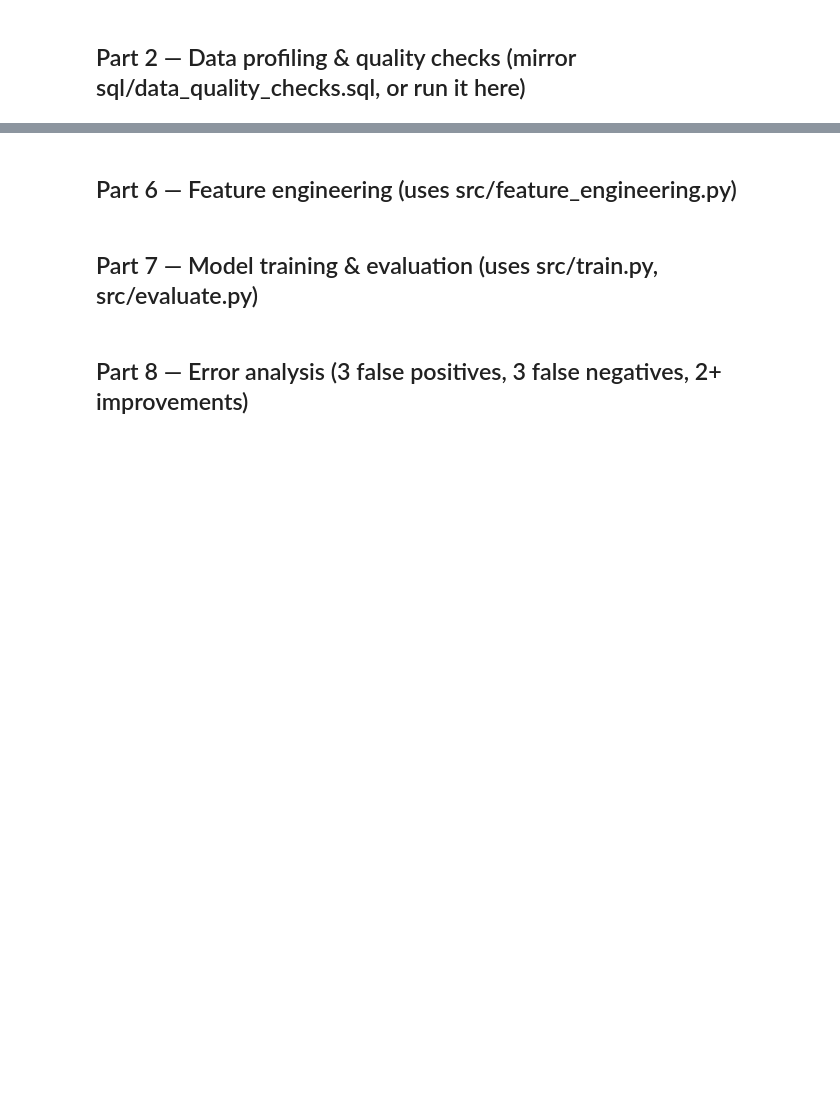
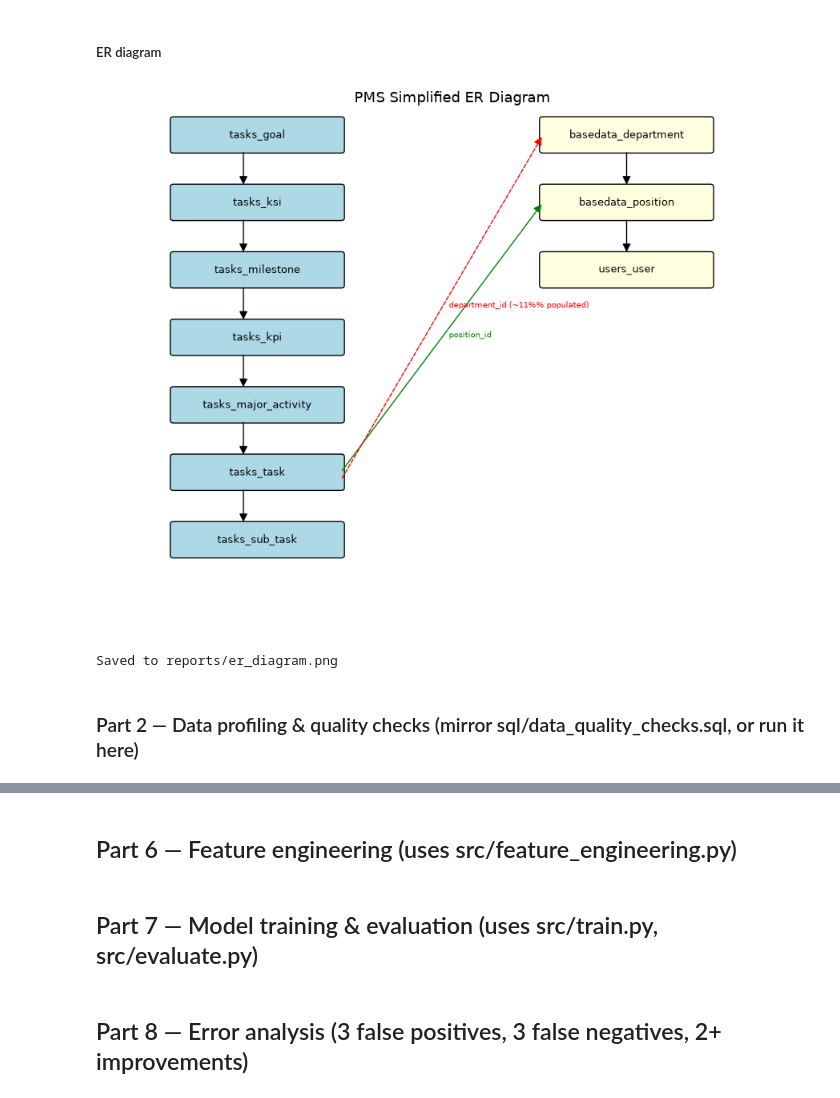
Before and after one commit to Bezawit-cloud/Bezawit_Assefa_pms_overdue_work_risk_analysis, a Jupyter notebook: notebooks/pms_analysis_and_modeling.ipynb, the cells around one changed output, grey strips where cells are left out. Saved outputs shown, nothing was run; the diff lists cells and outputs as text; code cells hidden in the pictures; blank space fills up the shorter version.

```diff
--- a/notebooks/pms_analysis_and_modeling.ipynb
+++ b/notebooks/pms_analysis_and_modeling.ipynb
@@ -11,2 +104,67 @@ Sections mirror the assignment parts. Fill in as you go.
+# %% [markdown]
+##### ER diagram
+# %%
+import matplotlib.pyplot as plt
+import matplotlib.patches as mpatches
+from matplotlib.patches import FancyArrowPatch
+
+fig, ax = plt.subplots(figsize=(9, 7))
+ax.set_xlim(0, 10)
+ax.set_ylim(0, 10)
+ax.axis('off')
+
+hierarchy = ['tasks_goal', 'tasks_ksi', 'tasks_milestone', 'tasks_kpi',
+             'tasks_major_activity', 'tasks_task', 'tasks_sub_task']
+positions = {}
+y = 9.5
+for t in hierarchy:
+    positions[t] = (2, y)
+    ax.add_patch(mpatches.FancyBboxPatch((1, y-0.3), 2.4, 0.6, boxstyle="round,pad=0.05",
+                                          facecolor='lightblue', edgecolor='black'))
+    ax.text(2.2, y, t, ha='center', va='center', fontsize=9)
+    y -= 1.3
+
+org = ['basedata_department', 'basedata_position', 'users_user']
+org_pos = {}
+y = 9.5
+for t in org:
+    org_pos[t] = (7.5, y)
+    ax.add_patch(mpatches.FancyBboxPatch((6.3, y-0.3), 2.4, 0.6, boxstyle="round,pad=0.05",
+                                          facecolor='lightyellow', edgecolor='black'))
+    ax.text(7.5, y, t, ha='center', va='center', fontsize=9)
+    y -= 1.3
+
+def arrow(p1, p2, label='', color='black', style='-'):
+    a = FancyArrowPatch(p1, p2, arrowstyle='-|>', mutation_scale=15,
+                         color=color, linestyle=style, connectionstyle="arc3,rad=0.0")
+    ax.add_patch(a)
+    mx, my = (p1[0]+p2[0])/2, (p1[1]+p2[1])/2
+    ax.text(mx+0.1, my, label, fontsize=7, color=color)
+
+for i in range(len(hierarchy)-1):
+    p1 = (positions[hierarchy[i]][0], positions[hierarchy[i]][1]-0.3)
+    p2 = (positions[hierarchy[i+1]][0], positions[hierarchy[i+1]][1]+0.3)
+    arrow(p1, p2)
+
+for i in range(len(org)-1):
+    p1 = (org_pos[org[i]][0], org_pos[org[i]][1]-0.3)
+    p2 = (org_pos[org[i+1]][0], org_pos[org[i+1]][1]+0.3)
+    arrow(p1, p2)
+
+arrow((positions['tasks_task'][0]+1.4, positions['tasks_task'][1]),
+      (org_pos['basedata_position'][0]-1.2, org_pos['basedata_position'][1]),
+      label='position_id', color='green')
+arrow((positions['tasks_task'][0]+1.4, positions['tasks_task'][1]-0.15),
+      (org_pos['basedata_department'][0]-1.2, org_pos['basedata_department'][1]),
+      label='department_id (~11%% populated)', color='red', style='--')
+
+ax.set_title('PMS Simplified ER Diagram', fontsize=13)
+plt.tight_layout()
+plt.savefig('../reports/er_diagram.png', dpi=150)
+plt.show()
+print("Saved to reports/er_diagram.png")
+# %% [output]
+[figure, added]
+Saved to reports/er_diagram.png
 # %% [markdown]
-## Part 2 — Data profiling & quality checks (mirror sql/data_quality_checks.sql, or run it here)
+###  Part 2 — Data profiling & quality checks (mirror sql/data_quality_checks.sql, or run it here)
```
Also changed, not shown: parts of 59 cells of this notebook, 1 other file.
